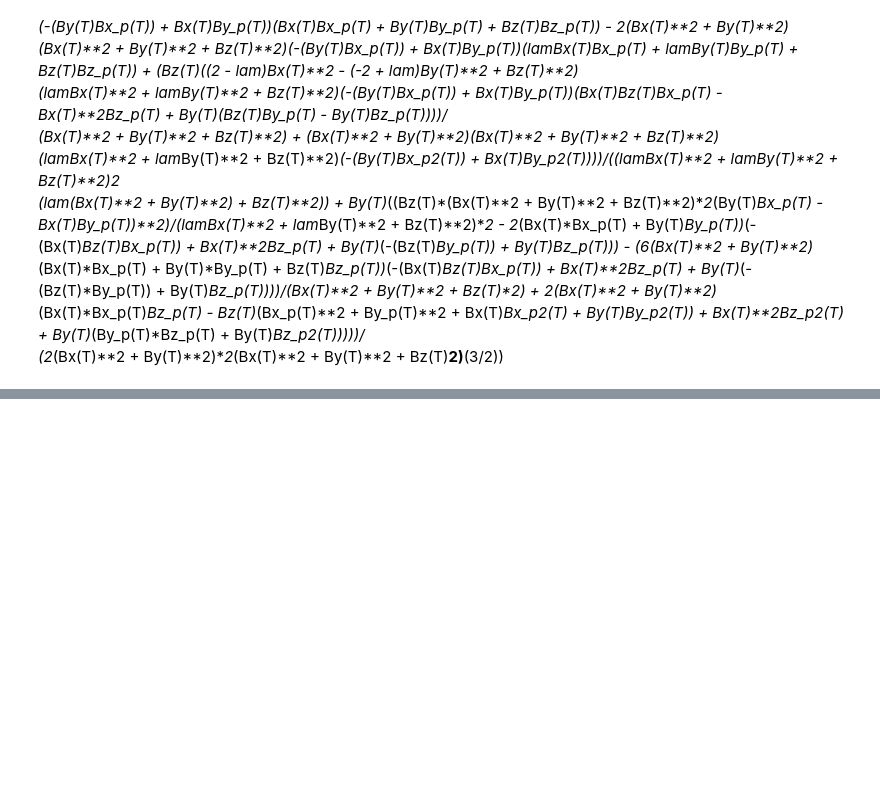
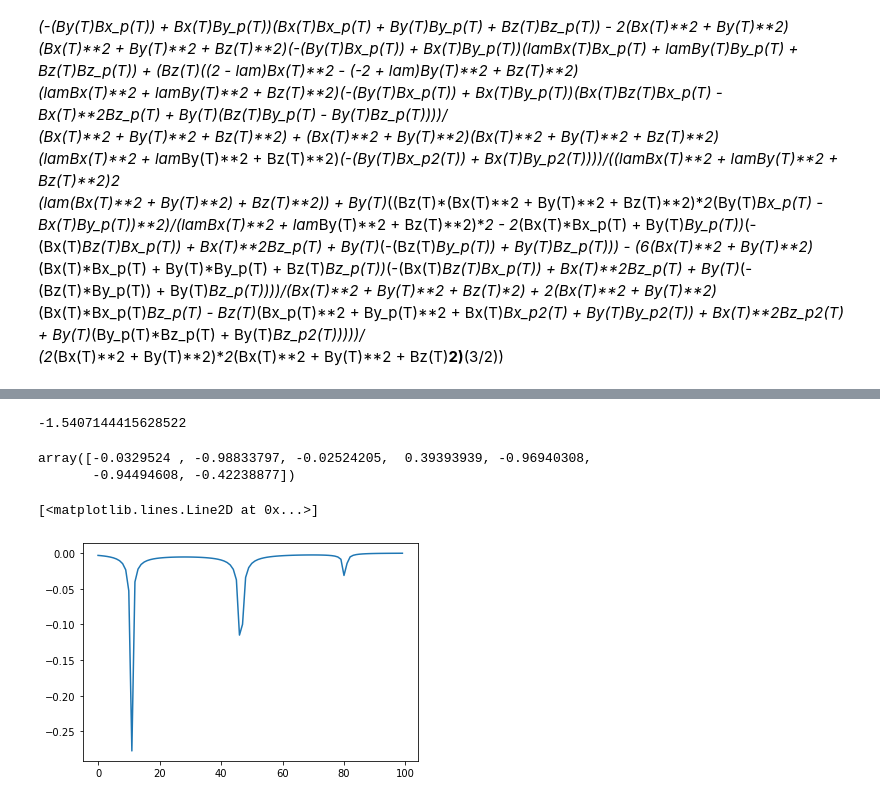
Before and after one commit to someoneinthecrowd/Microroller_Fields, a Jupyter notebook: perturbation.ipynb, the cells around one changed output, grey strips where cells are left out. Cells and saved outputs as stored; diff of their text form; code cells hidden in the pictures; blank space fills up the shorter version.

```diff
--- a/perturbation.ipynb
+++ b/perturbation.ipynb
@@ -338,0 +425,16 @@ v=[0.1574125293525931, 0.35855750417110477, 0.9216447375340894, -0.0582263598556
+# %%
+start = time.time()
+for i in range(1):
+    res = gp_minimize(target,                  # the function to minimize
+                      [(-1.0, 1.0),(-1.0,1.0),(-1.0,1.0),(-1.0,1.0),(-1.0,1.0),(-1.0,1.0),(-1.0,1.0)],      # the bounds on each dimension of x
+                      acq_func="EI",      # the acquisition function
+                      n_calls=400,         # the number of evaluations of f
+                      n_random_starts=7,  # the number of random initialization points
+                      random_state=)   # the random seed
+    np.savetxt("gp_parrelel_"+str(40+i)+".csv",res.x, delimiter=",")
+
+
+
+
+end = time.time()
+print(end - start)
@@ -365,0 +457,21 @@ integrate.romberg(ux1, 0, 2*np.pi)*Y
+# %%
+target(v1[69])
+# %% [output]
+-1.5407144415628522
+# %%
+v1[69]
+# %% [output]
+array([-0.0329524 , -0.98833797, -0.02524205,  0.39393939, -0.96940308,
+       -0.94494608, -0.42238877])
+# %%
+res_2=np.array([-0.0329524 , -0.98833797, -0.02524205,  0.40073567, -0.96940308,
+       -0.94494608, -0.42238877])
+# %%
+res_2[6]=0
+# %%
+v1=[res_2+np.array([0,0,0,0,0,i,0]) for i in np.linspace(-1,1,100)]
+# %%
+plt.plot([target(v1[i]) for i in range(100)] )
+# %% [output]
+[<matplotlib.lines.Line2D at 0x...>]
+[figure, added]
```
Also changed, not shown: parts of 28 cells of this notebook.
